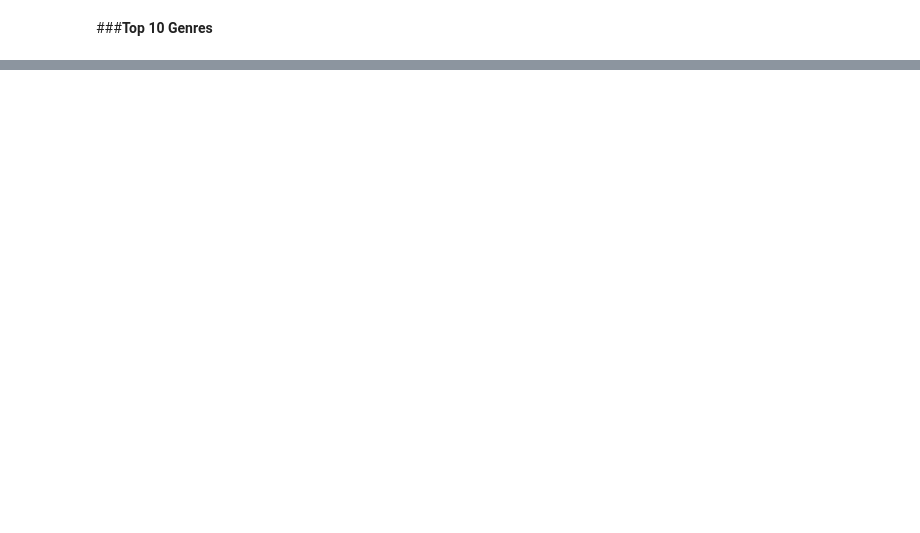
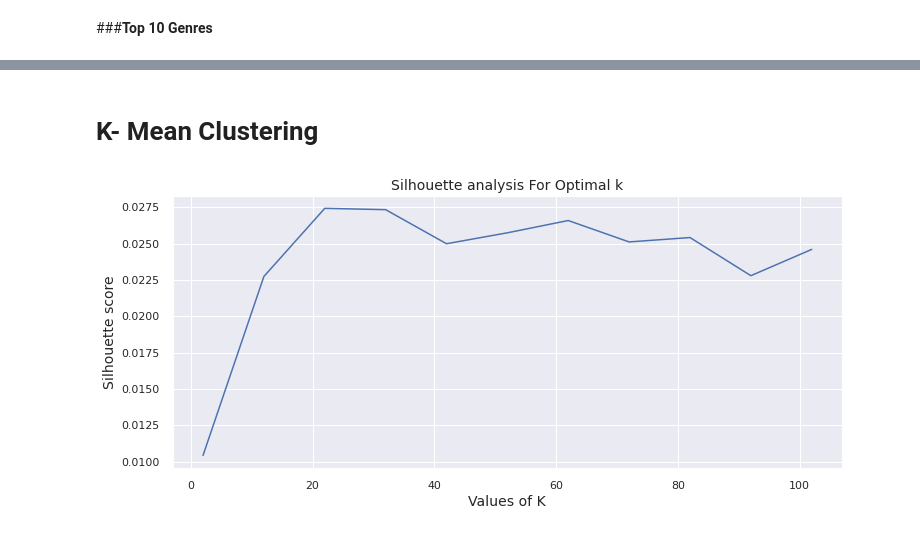
Before and after one commit to Vinitladse/NETFLIX-MOVIES-AND-TV-SHOWS-CLUSTERING, a Jupyter notebook: NETFLIX_MOVIES_AND_TV_SHOWS_CLUSTERING.ipynb, the cells around one changed output, grey strips where cells are left out. Cells and saved outputs as stored; diff of their text form; code cells hidden in the pictures; blank space fills up the shorter version.

```diff
--- a/NETFLIX_MOVIES_AND_TV_SHOWS_CLUSTERING.ipynb
+++ b/NETFLIX_MOVIES_AND_TV_SHOWS_CLUSTERING.ipynb
@@ -430,0 +620,3 @@ plt.show()
+# %%
+# stemming
+data['combined features'] = data['combined features'].apply(lambda x: stemming(x))
@@ -430,0 +675,6 @@ plt.show()
+# %%
+from sklearn.feature_extraction.text import TfidfVectorizer
+vectorizer = TfidfVectorizer(sublinear_tf= True, min_df=10, norm='l2', ngram_range=(1, 2), stop_words='english')
+x = vectorizer.fit_transform(data["combined features"])
+
+pd.DataFrame(x.toarray(), columns=vectorizer.get_feature_names()).head()
@@ -430,0 +706,2 @@ plt.show()
+# %% [markdown]
+# **K- Mean Clustering**
@@ -430,0 +713,25 @@ plt.show()
+# %%
+#hperparameter tuning
+clusters=[i for i in range(2,103,10)]
+silhouette_avg = []
+Sum_of_squared_distances = []
+# %%
+# running kmeans
+for num_clusters in clusters:
+
+ kmeans = KMeans(n_clusters=num_clusters, init='k-means++', n_init=10)
+ #fitting model
+ kmeans.fit(x)
+ cluster_labels = kmeans.labels_
+ silhouette_avg.append(silhouette_score(x, cluster_labels))
+ Sum_of_squared_distances.append(kmeans.inertia_)
+# %%
+# silhouette score
+plt.figure(figsize=(12,5))
+plt.plot(clusters,silhouette_avg,'bx-')
+plt.xlabel('Values of K', fontsize = 14)
+plt.ylabel('Silhouette score', fontsize = 14)
+plt.title('Silhouette analysis For Optimal k', fontsize = 14)
+plt.show()
+# %% [output]
+[figure, added]
```
Also changed, not shown: parts of 66 cells of this notebook.
